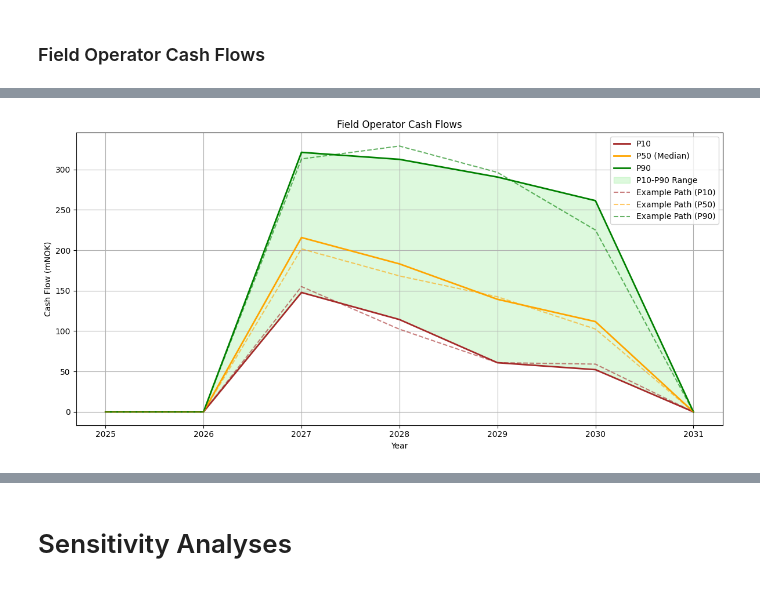
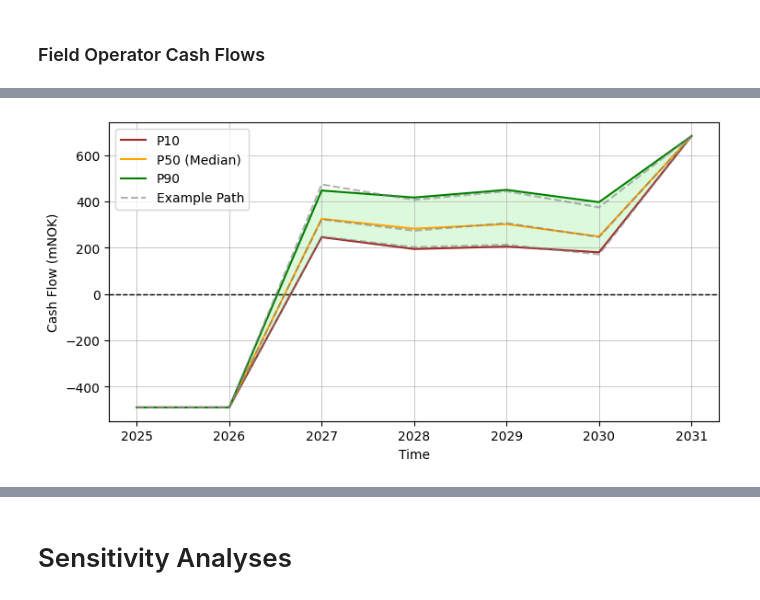
Before and after one commit to eivinddb/project_thesis, a Jupyter notebook: main.ipynb, the cells around one changed output, grey strips where cells are left out. Cells and saved outputs as stored; diff of their text form; code cells hidden in the pictures.

```diff
--- a/main.ipynb
+++ b/main.ipynb
@@ -30,7 +21,8 @@ print(b/a*1000*1000)
 # %% [markdown]
 ## Simulation Results
 # %%
-W = 1000 # number of simulation paths
+W = 10000 # number of simulation paths
+years = np.arange(2025, 2026+kwargs["LT_field"])
 # %%
 wc_simulation = MonteCarlo(WindContractorPath, 1)
 fo_simulation = MonteCarlo(FieldOperatorPath, W)
@@ -108,14 +424,12 @@ plot_cash_flows(
 # %%
-years = np.arange(2025, 2032)
-num_paths = W
-state_variable_paths = np.array([path.cash_flows/1000000 for path in fo_simulation.paths])
+state_variable_paths = np.array([(path.cash_flows+wc_simulation.paths[0].cash_flows)/1000000 for path in fo_simulation.paths])
 
 # Call the function
 plot_state_variable_paths(
     years,
     state_variable_paths,
-    title="Field Operator Cash Flows",
-    ylabel="Cash Flow (mNOK)"
+    ylabel="Cash Flow (mNOK)",
+    save_path="./figures/07_timeline_paths_fo.png"
 )
 # %% [output]
-[figure, old version]
+[figure, new version]
```
Also changed, not shown: parts of 86 cells of this notebook, 31 other files.
